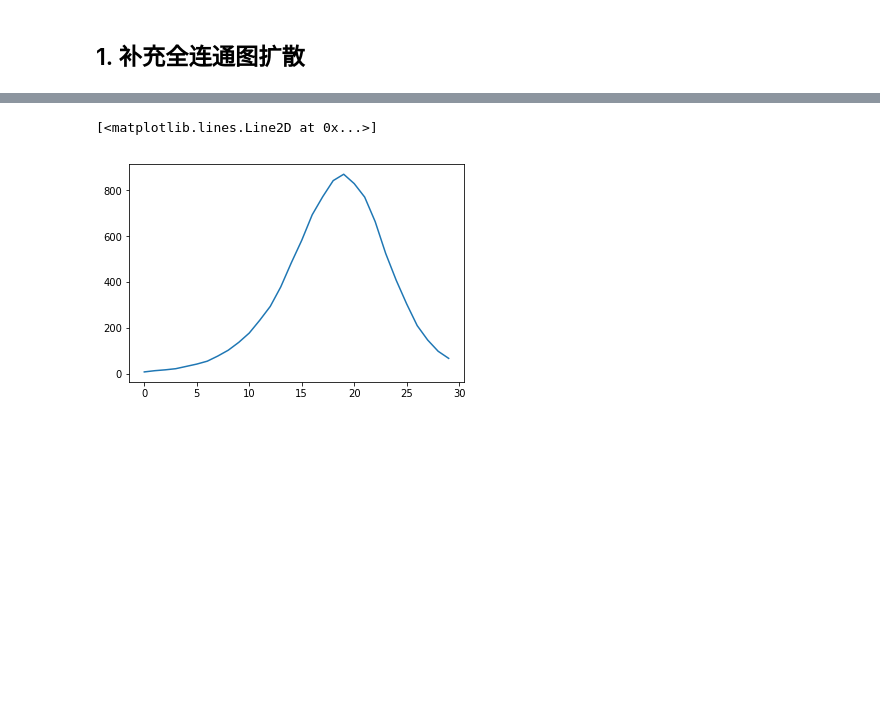
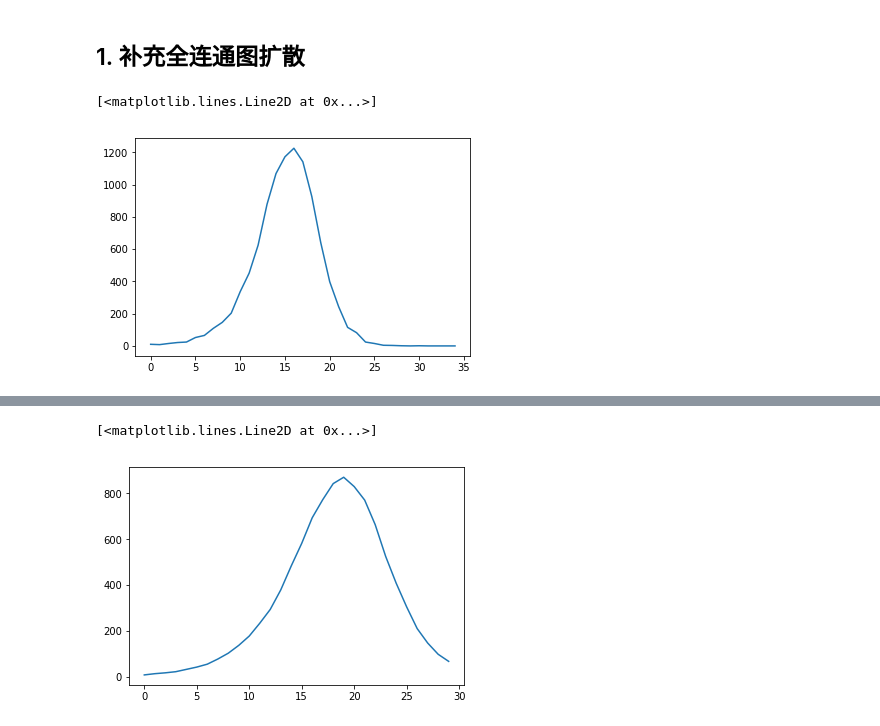
Before and after one commit to uscxiaoyu/A-fast-parameter-estimation-method-for-ABM, a Jupyter notebook: 2nd-round/2.针对评审2的一些程序.ipynb, the cells around one changed output, grey strips where cells are left out. Drawn from its saved outputs; the diff is of its cells as text; code cells hidden in the pictures; blank space fills up the shorter version.

```diff
--- a/2nd-round/2.针对评审2的一些程序.ipynb
+++ b/2nd-round/2.针对评审2的一些程序.ipynb
@@ -10,12 +12,17 @@ import multiprocessing
 # %% [markdown]
 ## 1. 补充全连通图扩散
 # %%
-def diffuse(p, q, m, num_runs=24):  # 全联通扩散模拟
+def diffuse(p, q, m=10000, num_runs=35):  # 全联通扩散模拟
     num_of_adopt = []
-    for j in xrange(num_runs):
+    for j in range(num_runs):
         dose = sum(num_of_adopt)  # 邻居数量
         prob = p + q * dose
-        x = sum([ 1 for i in xrange(m - sum(num_of_adopt)) if random.random() <= prob ])
+        x = sum([ 1 for i in range(m - sum(num_of_adopt)) if random.random() <= prob ])
         num_of_adopt.append(x)
-
     return num_of_adopt
+# %%
+x = diffuse(0.0007, 5e-5)
+plt.plot(x)
+# %% [output]
+[<matplotlib.lines.Line2D at 0x...>]
+[figure, added]
```
Also changed, not shown: parts of 19 cells of this notebook, 3 other files.
